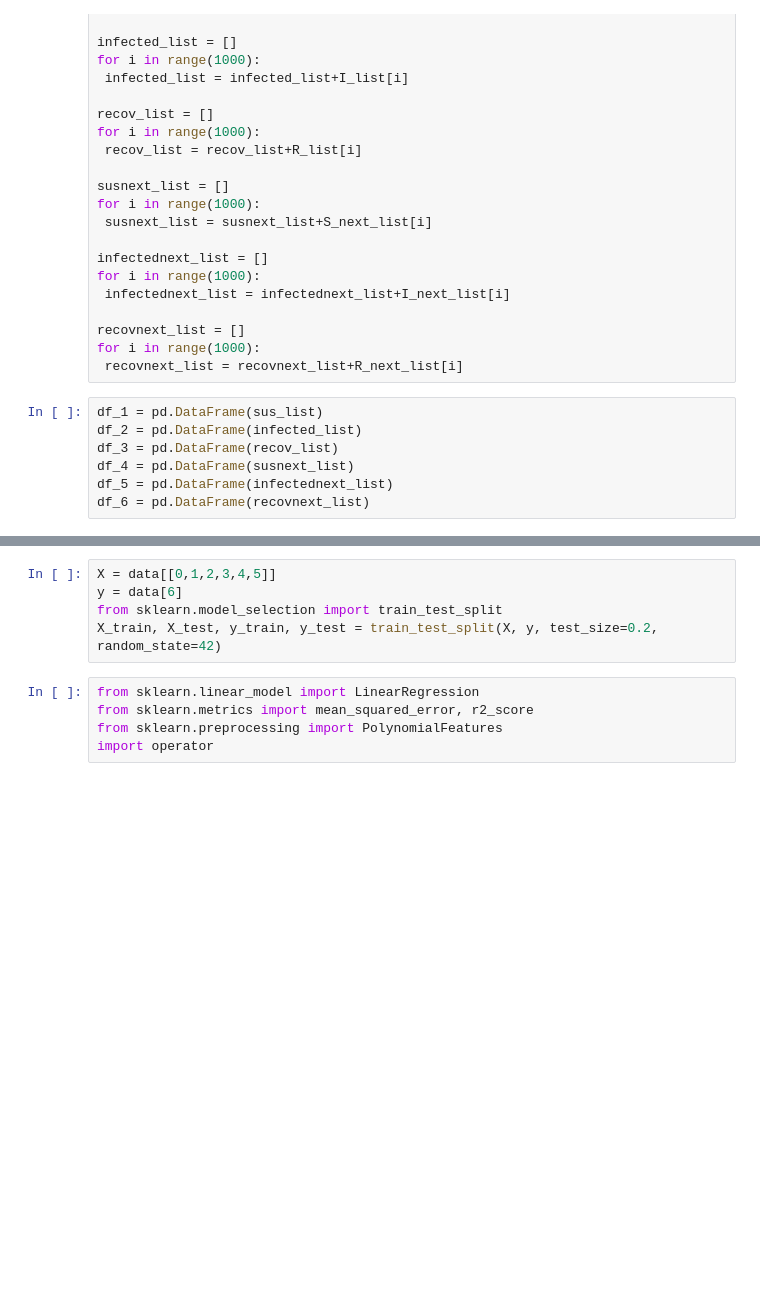
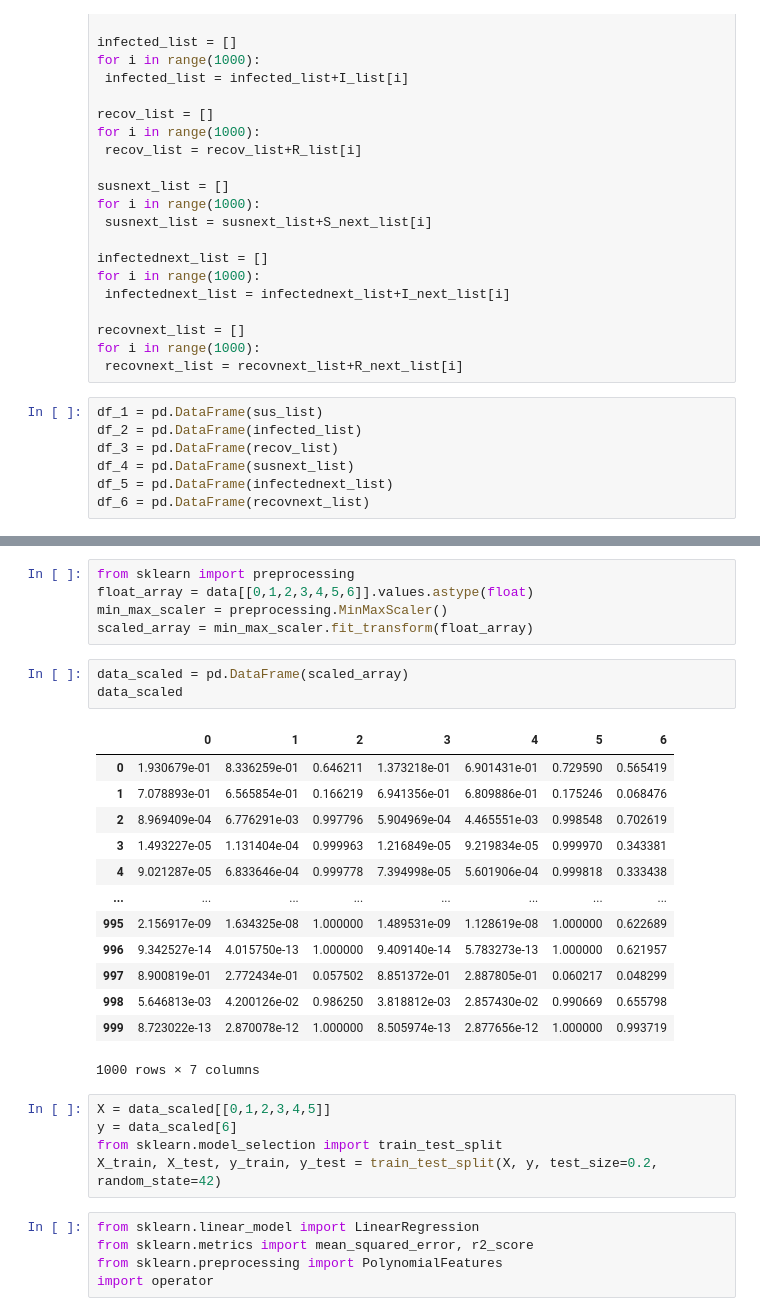
Before and after one commit to dharma610/Neural-network-model-for-compartmenral-model-SIR-and-SEIR-, a Jupyter notebook: project_part_2.ipynb, the cells around one changed output, grey strips where cells are left out. Cells and saved outputs as stored; diff of their text form; blank space fills up the shorter version.

```diff
--- a/project_part_2.ipynb
+++ b/project_part_2.ipynb
@@ -162,7 +154,29 @@ data
 1000 rows × 7 columns
+# %%
+from sklearn import preprocessing
+float_array = data[[0,1,2,3,4,5,6]].values.astype(float)
+min_max_scaler = preprocessing.MinMaxScaler()
+scaled_array = min_max_scaler.fit_transform(float_array)
+# %%
+data_scaled = pd.DataFrame(scaled_array)
+data_scaled
+# %% [output]
+|  | 0 | 1 | 2 | 3 | 4 | 5 | 6 |
+| 0 | 1.930679e-01 | 8.336259e-01 | 0.646211 | 1.373218e-01 | 6.901431e-01 | 0.729590 | 0.565419 |
+| 1 | 7.078893e-01 | 6.565854e-01 | 0.166219 | 6.941356e-01 | 6.809886e-01 | 0.175246 | 0.068476 |
+| 2 | 8.969409e-04 | 6.776291e-03 | 0.997796 | 5.904969e-04 | 4.465551e-03 | 0.998548 | 0.702619 |
+| 3 | 1.493227e-05 | 1.131404e-04 | 0.999963 | 1.216849e-05 | 9.219834e-05 | 0.999970 | 0.343381 |
+| 4 | 9.021287e-05 | 6.833646e-04 | 0.999778 | 7.394998e-05 | 5.601906e-04 | 0.999818 | 0.333438 |
+| ... | ... | ... | ... | ... | ... | ... | ... |
+| 995 | 2.156917e-09 | 1.634325e-08 | 1.000000 | 1.489531e-09 | 1.128619e-08 | 1.000000 | 0.622689 |
+| 996 | 9.342527e-14 | 4.015750e-13 | 1.000000 | 9.409140e-14 | 5.783273e-13 | 1.000000 | 0.621957 |
+| 997 | 8.900819e-01 | 2.772434e-01 | 0.057502 | 8.851372e-01 | 2.887805e-01 | 0.060217 | 0.048299 |
+| 998 | 5.646813e-03 | 4.200126e-02 | 0.986250 | 3.818812e-03 | 2.857430e-02 | 0.990669 | 0.655798 |
+| 999 | 8.723022e-13 | 2.870078e-12 | 1.000000 | 8.505974e-13 | 2.877656e-12 | 1.000000 | 0.993719 |
+1000 rows × 7 columns
 # %%
-X = data[[0,1,2,3,4,5]]
-y = data[6]
+X = data_scaled[[0,1,2,3,4,5]]
+y = data_scaled[6]
 from sklearn.model_selection import train_test_split
 X_train, X_test, y_train, y_test = train_test_split(X, y, test_size=0.2, random_state=42)
 # %%
```
Also changed, not shown: parts of 9 cells of this notebook.
